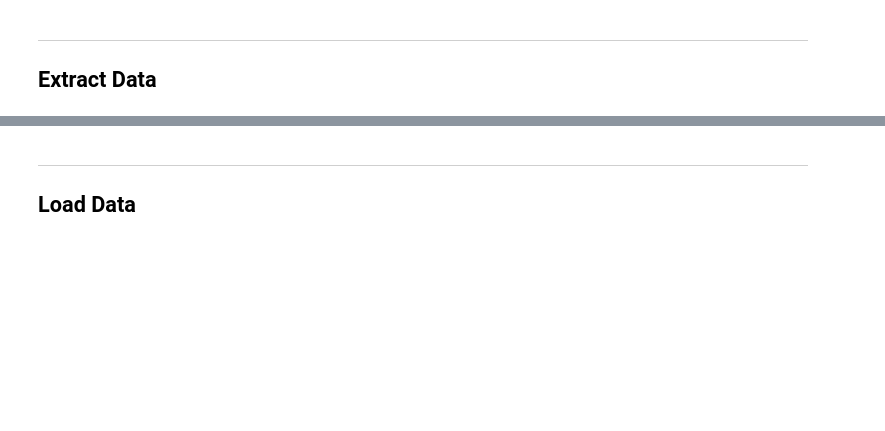
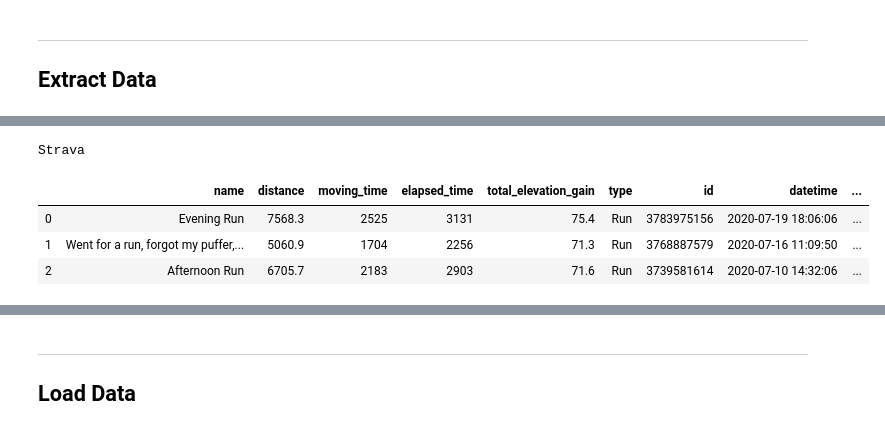
Before and after one commit to Schlutz1/FitnessAnalytics, a Jupyter notebook: process_fitness_data.ipynb, the cells around one changed output, grey strips where cells are left out. Cells and saved outputs as stored; diff of their text form; code cells hidden in the pictures; blank space fills up the shorter version.

```diff
--- a/process_fitness_data.ipynb
+++ b/process_fitness_data.ipynb
@@ -231 +206,30 @@ df_weightlifting.head(3)
+# %%
+# strava specific processing
+
+df_strava['datetime'] = df_strava['start_date_local'].apply(
+    lambda x: datetime.datetime.strptime(x, '%Y-%m-%dT%H:%M:%SZ')
+)
+df_strava['date'] = df_strava['start_date_local'].apply(
+    lambda x: datetime.datetime.strptime(x, '%Y-%m-%dT%H:%M:%SZ').date()
+)
+df_strava['time'] = df_strava['start_date_local'].apply(
+    lambda x: datetime.datetime.strptime(x, '%Y-%m-%dT%H:%M:%SZ').time()
+)
+
+strava_cols = [
+    'name', 'distance', 'moving_time', 'elapsed_time', 'total_elevation_gain', 'type', 'id',
+    'datetime', 'date', 'time','start_latlng', 'end_latlng', 'start_latitude', 'start_longitude',
+    'average_speed', 'max_speed', 'elev_high', 'elev_low'
+]
+
+df_strava = df_strava[strava_cols]
+df_strava['Metric Type'] = 'Running'
+print("Strava")
+df_strava.head(3)
+# %% [output]
+Strava
+|  | name | distance | moving_time | elapsed_time | total_elevation_gain | type | id | datetime | ... |
+| 0 | Evening Run | 7568.3 | 2525 | 3131 | 75.4 | Run | 3783975156 | 2020-07-19 18:06:06 | ... |
+| 1 | Went for a run, forgot my puffer,... | 5060.9 | 1704 | 2256 | 71.3 | Run | 3768887579 | 2020-07-16 11:09:50 | ... |
+| 2 | Afternoon Run | 6705.7 | 2183 | 2903 | 71.6 | Run | 3739581614 | 2020-07-10 14:32:06 | ... |
 # %%
```
Also changed, not shown: parts of 20 cells of this notebook, 15 other files.
